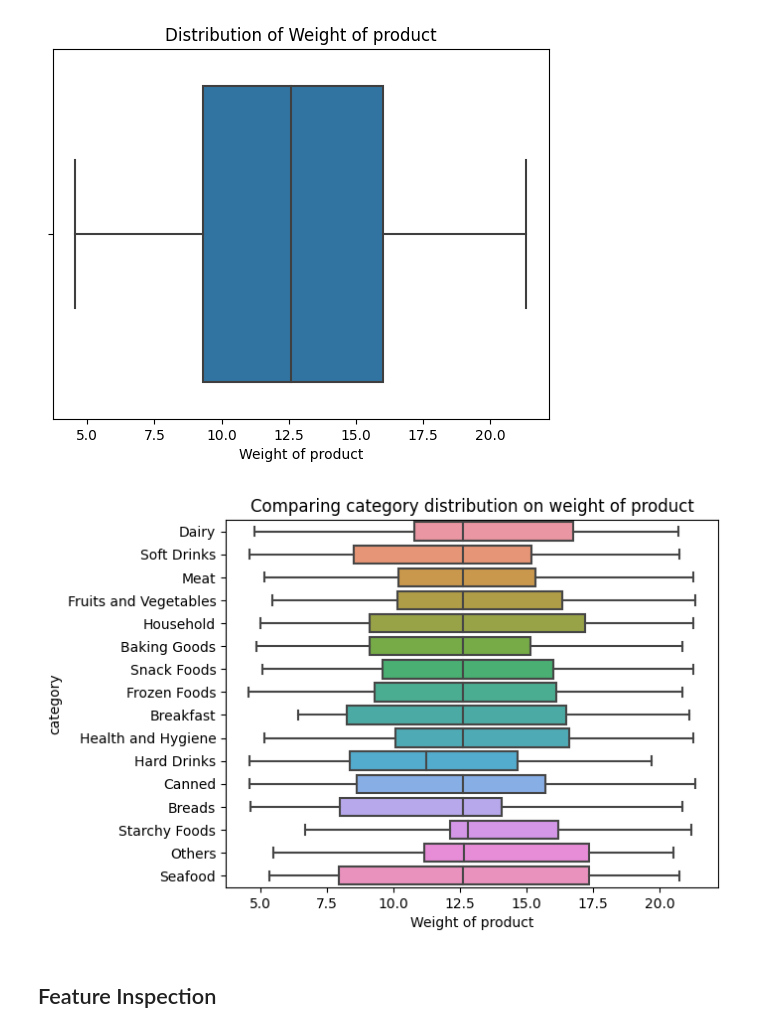
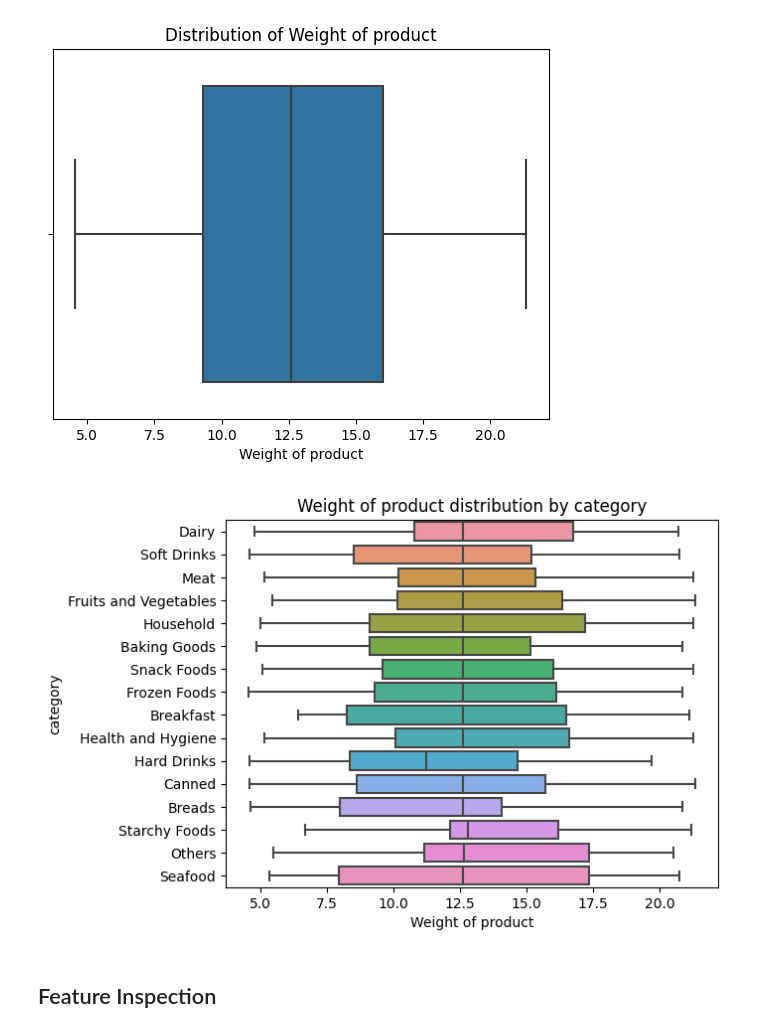
Before and after one commit to Qisam0322/Prediction-of-Product-Sales, a Jupyter notebook: Prediction_of_Product_Sales_Project.ipynb, the cells around one changed output. Cells and saved outputs as stored; diff of their text form; code cells hidden in the pictures.

```diff
--- a/Prediction_of_Product_Sales_Project.ipynb
+++ b/Prediction_of_Product_Sales_Project.ipynb
@@ -467,8 +466,8 @@ ax.set_title('Distribution of Weight of product');
 # %%
 #Comparing distribution of product weights among categories.
 ax=sns.boxplot(data=df,x='Weight of product',y='category')
-ax.set_title('Comparing category distribution on weight of product');
+ax.set_title('Weight of product distribution by category');
 # %% [output]
-[figure, old version]
+[figure, new version]
 # %% [markdown]
 ## Feature Inspection
```
Also changed, not shown: parts of 2 cells of this notebook.
